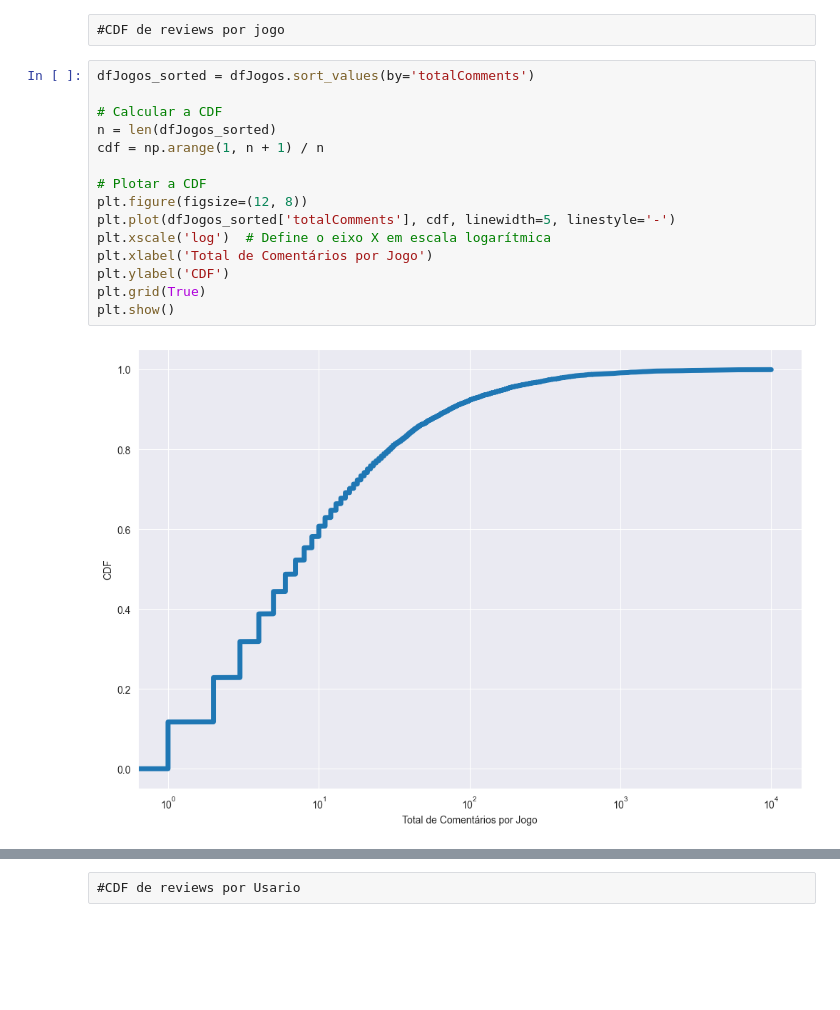
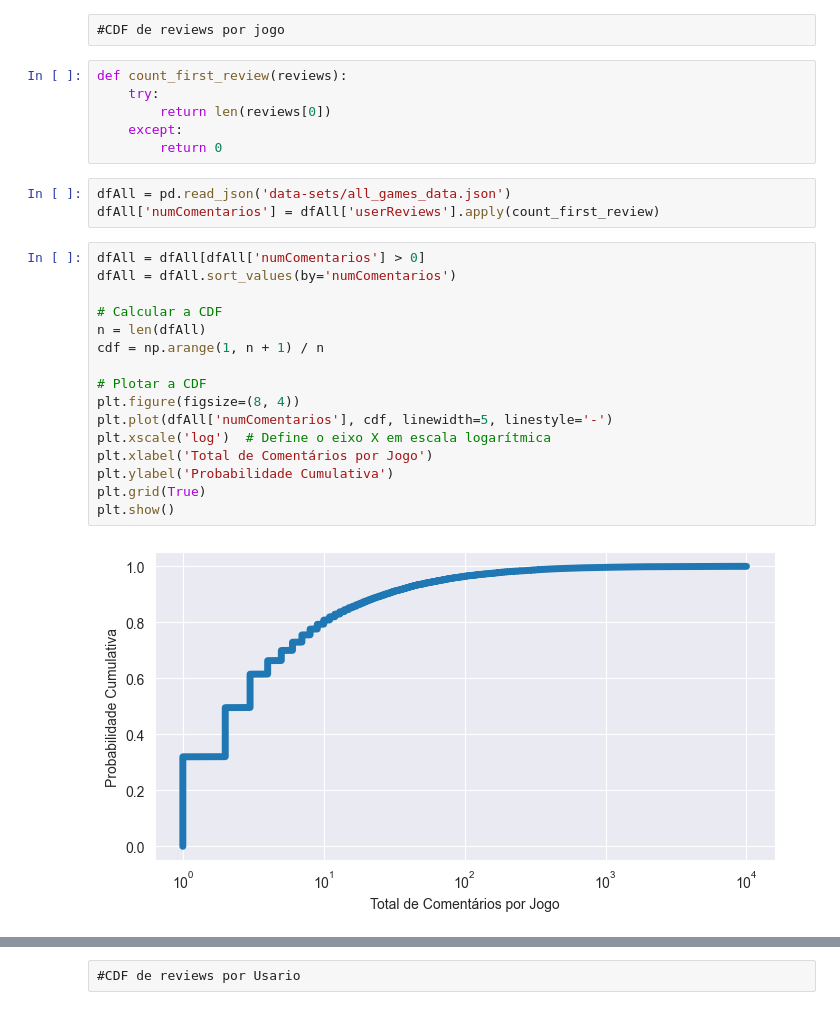
Before and after one commit to marcusguerra/Metacritic-Review-Bomb, a Jupyter notebook: Jogos.ipynb, the cells around one changed output, grey strips where cells are left out. Cells and saved outputs as stored; diff of their text form; blank space fills up the shorter version.

```diff
--- a/Jogos.ipynb
+++ b/Jogos.ipynb
@@ -197,19 +302,29 @@ calculaCDF(dfGenre, 'Genre')
 # %% [raw]
 #CDF de reviews por jogo
+# %%
+def count_first_review(reviews):
+    try:
+        return len(reviews[0])
+    except:
+        return 0
+# %%
+dfAll = pd.read_json('data-sets/all_games_data.json')
+dfAll['numComentarios'] = dfAll['userReviews'].apply(count_first_review)
 # %%
-dfJogos_sorted = dfJogos.sort_values(by='totalComments')
+dfAll = dfAll[dfAll['numComentarios'] > 0]
+dfAll = dfAll.sort_values(by='numComentarios')
 
 # Calcular a CDF
-n = len(dfJogos_sorted)
+n = len(dfAll)
 cdf = np.arange(1, n + 1) / n
 
 # Plotar a CDF
-plt.figure(figsize=(12, 8))
-plt.plot(dfJogos_sorted['totalComments'], cdf, linewidth=5, linestyle='-')
+plt.figure(figsize=(8, 4))
+plt.plot(dfAll['numComentarios'], cdf, linewidth=5, linestyle='-')
 plt.xscale('log')  # Define o eixo X em escala logarítmica
 plt.xlabel('Total de Comentários por Jogo')
-plt.ylabel('CDF')
+plt.ylabel('Probabilidade Cumulativa')
 plt.grid(True)
 plt.show()
 # %% [output]
-[figure, old version]
+[figure, new version]
```
Also changed, not shown: parts of 15 cells of this notebook, 2 other files.
